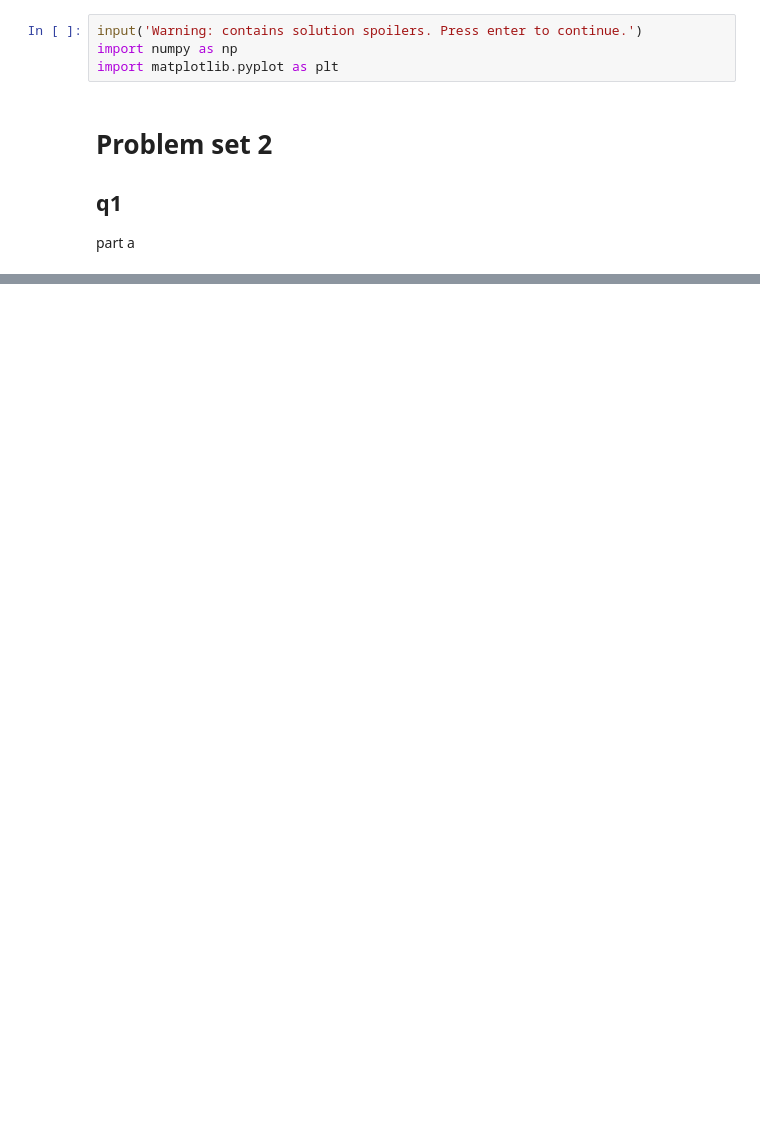
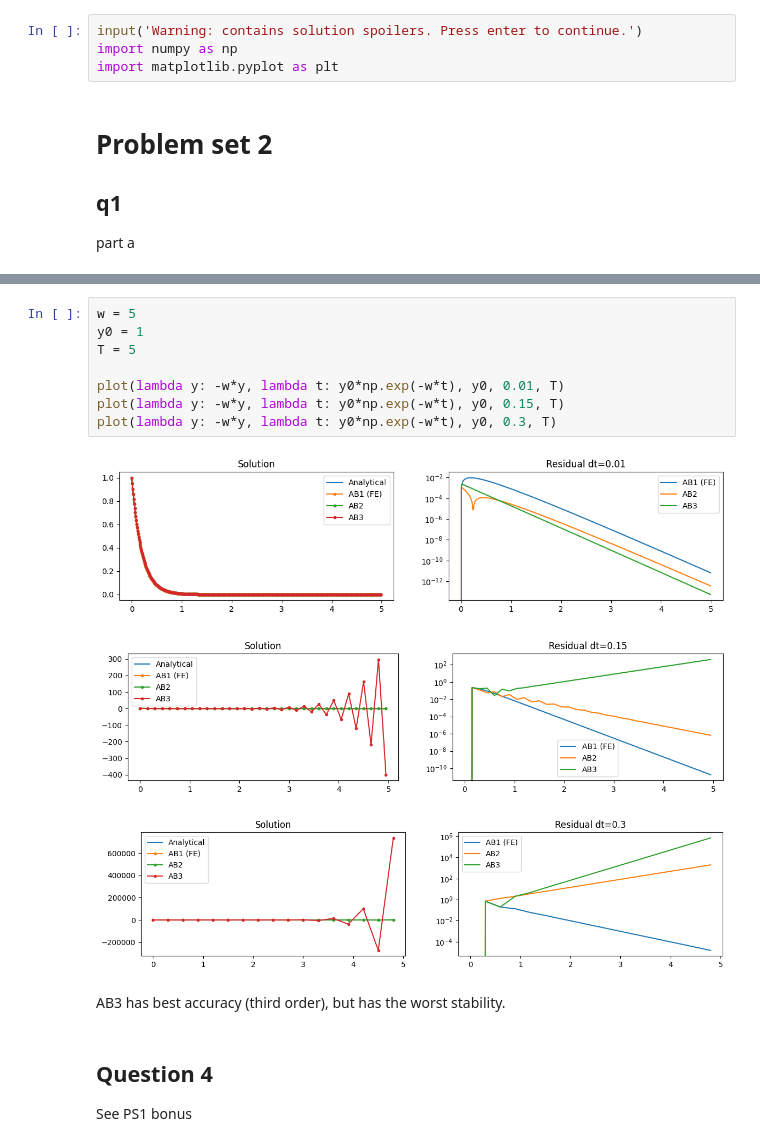
Before and after one commit to tristanpang/numerical-methods-notes, a Jupyter notebook: tutorial_sols/ps2.ipynb, the cells around one changed output, grey strips where cells are left out. Saved outputs shown, nothing was run; the diff lists cells and outputs as text; blank space fills up the shorter version.

```diff
--- a/tutorial_sols/ps2.ipynb
+++ b/tutorial_sols/ps2.ipynb
@@ -31,0 +99,18 @@ plt.show()
+# %%
+w = 5
+y0 = 1
+T = 5
+
+plot(lambda y: -w*y, lambda t: y0*np.exp(-w*t), y0, 0.01, T)
+plot(lambda y: -w*y, lambda t: y0*np.exp(-w*t), y0, 0.15, T)
+plot(lambda y: -w*y, lambda t: y0*np.exp(-w*t), y0, 0.3, T)
+# %% [output]
+[figure, added]
+[figure, added]
+[figure, added]
+# %% [markdown]
+AB3 has best accuracy (third order), but has the worst stability.
+# %% [markdown]
+## Question 4
+
+See PS1 bonus
```
Also changed, not shown: parts of 6 cells of this notebook, 2 other files.
